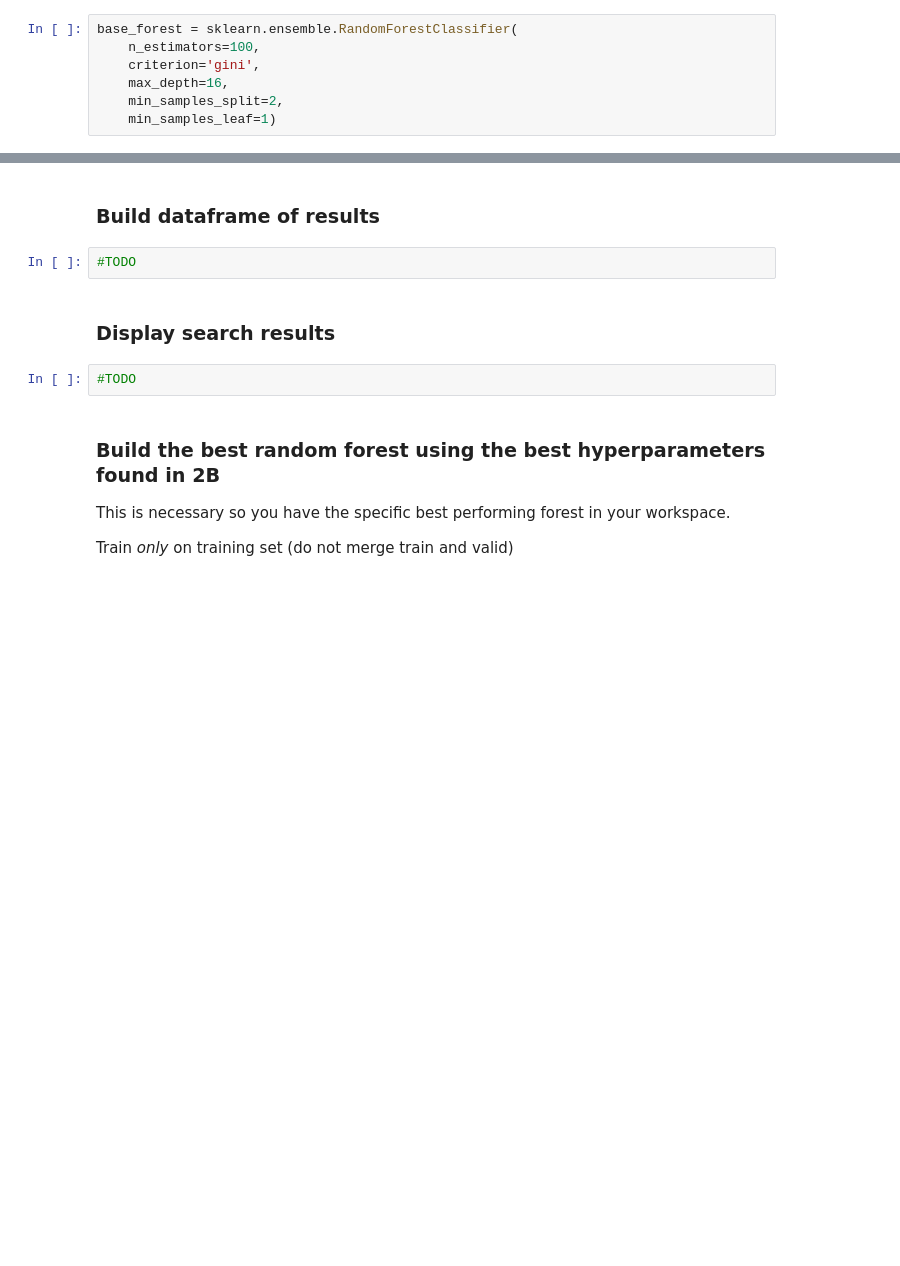
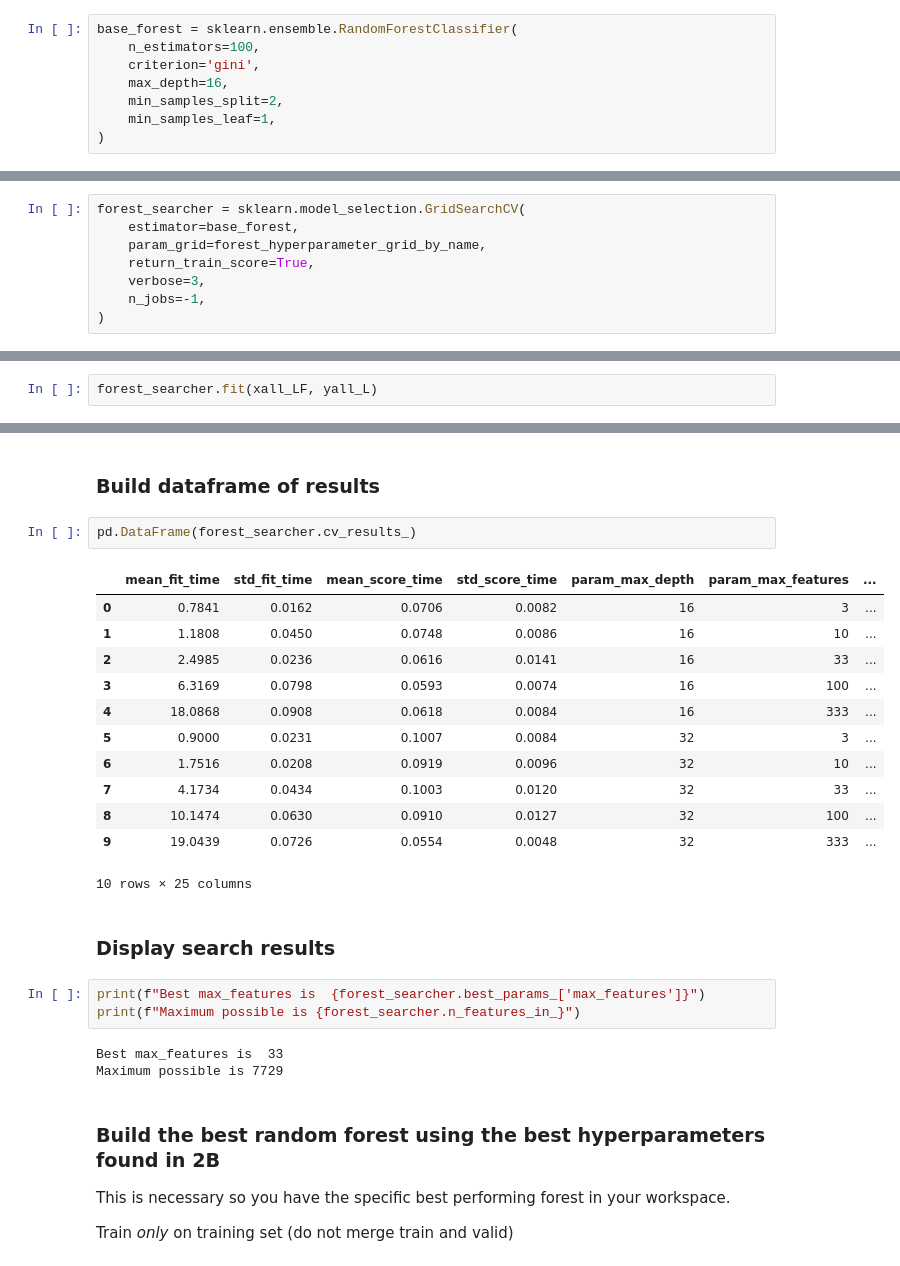
Before and after one commit to liam-strand/cs135, a Jupyter notebook: hw4/hw4_notebook.ipynb, the cells around one changed output, grey strips where cells are left out. Cells and saved outputs as stored; diff of their text form; blank space fills up the shorter version.

```diff
--- a/hw4/hw4_notebook.ipynb
+++ b/hw4/hw4_notebook.ipynb
@@ -353,7 +373,8 @@ base_forest = sklearn.ensemble.RandomForestClassifier(
     criterion='gini',
     max_depth=16,
     min_samples_split=2,
-    min_samples_leaf=1)
+    min_samples_leaf=1,
+)
 # %%
 forest_hyperparameter_grid_by_name = dict(
     max_features=[3, 10, 33, 100, 333],
@@ -369,2 +386,10 @@ forest_searcher = None
+# %%
+forest_searcher = sklearn.model_selection.GridSearchCV(
+    estimator=base_forest,
+    param_grid=forest_hyperparameter_grid_by_name,
+    return_train_score=True,
+    verbose=3,
+    n_jobs=-1,
+)
 # %% [markdown]
 ### Do the search!
@@ -372,0 +396,2 @@ forest_searcher = None
+# %%
+forest_searcher.fit(xall_LF, yall_L)
@@ -373,11 +422,28 @@ forest_searcher = None
 # %% [markdown]
 ### Build dataframe of results
-# %%
-#TODO
+# %%
+pd.DataFrame(forest_searcher.cv_results_)
+# %% [output]
+|  | mean_fit_time | std_fit_time | mean_score_time | std_score_time | param_max_depth | param_max_features | ... |
+| 0 | 0.7841 | 0.0162 | 0.0706 | 0.0082 | 16 | 3 | ... |
+| 1 | 1.1808 | 0.0450 | 0.0748 | 0.0086 | 16 | 10 | ... |
+| 2 | 2.4985 | 0.0236 | 0.0616 | 0.0141 | 16 | 33 | ... |
+| 3 | 6.3169 | 0.0798 | 0.0593 | 0.0074 | 16 | 100 | ... |
+| 4 | 18.0868 | 0.0908 | 0.0618 | 0.0084 | 16 | 333 | ... |
+| 5 | 0.9000 | 0.0231 | 0.1007 | 0.0084 | 32 | 3 | ... |
+| 6 | 1.7516 | 0.0208 | 0.0919 | 0.0096 | 32 | 10 | ... |
+| 7 | 4.1734 | 0.0434 | 0.1003 | 0.0120 | 32 | 33 | ... |
+| 8 | 10.1474 | 0.0630 | 0.0910 | 0.0127 | 32 | 100 | ... |
+| 9 | 19.0439 | 0.0726 | 0.0554 | 0.0048 | 32 | 333 | ... |
+10 rows × 25 columns
 # %% [markdown]
 ### Display search results
-# %%
-#TODO
+# %%
+print(f"Best max_features is  {forest_searcher.best_params_['max_features']}")
+print(f"Maximum possible is {forest_searcher.n_features_in_}")
+# %% [output]
+Best max_features is  33
+Maximum possible is 7729
 # %% [markdown]
 ### Build the best random forest using the best hyperparameters found in 2B
 
```
Also changed, not shown: parts of 12 cells of this notebook.
